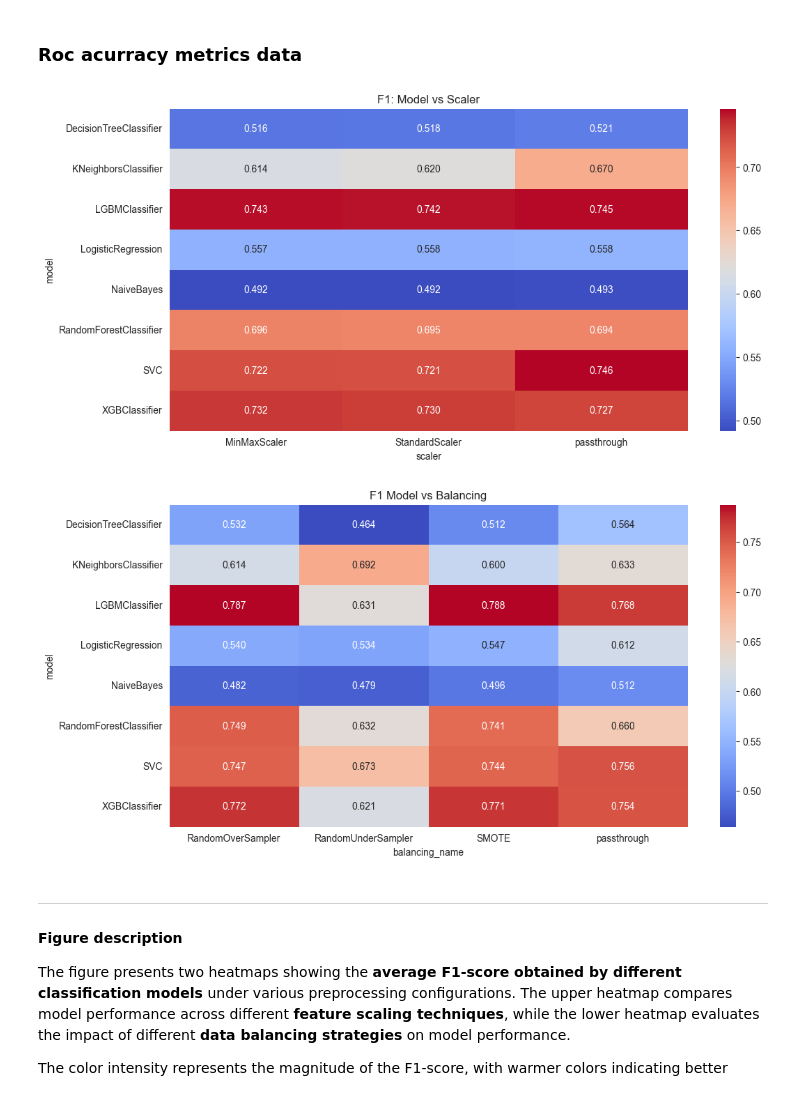
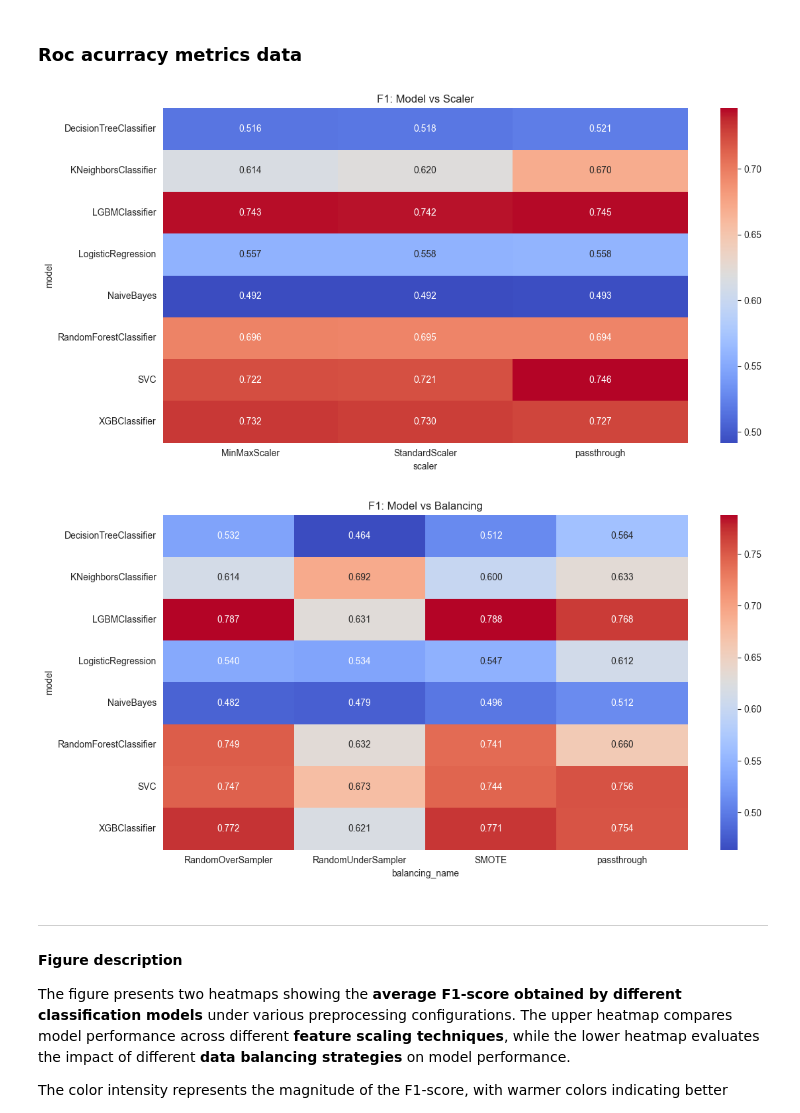
Before and after one commit to Trzopa/Benchmark-modeli-klasyfikacyjnych-na-danych-syntetycznych, a Jupyter notebook: report/report.ipynb, the cells around one changed output. Drawn from its saved outputs; the diff is of its cells as text; code cells hidden in the pictures.

```diff
--- a/report/report.ipynb
+++ b/report/report.ipynb
@@ -46,33 +46,32 @@ F1-score (scoring='f1') balances precision and recall, penalizing:
 ## Metrics analysis
 # %% [markdown]
 ### Roc acurracy metrics data
+# %%
+def plot_heatmap(df, value, index, columns, title, figsize=(12, 6)):
+    pivot = df.pivot_table(
+        values=value,
+        index=index,
+        columns=columns,
+        aggfunc='mean'
+    )
+
+    plt.figure(figsize=figsize)
+    sns.heatmap(pivot, annot=True, cmap='coolwarm', fmt='.3f')
+    plt.title(title)
+    plt.tight_layout()
+    plt.show()
+
+
+def plot_metric_heatmaps(df, scores):
+    for score in scores:
+        plot_heatmap(df, score, 'model', 'scaler', f"{score} vs Model and Scaler")
+        plot_heatmap(df, score, 'model', 'balancing_name', f"{score} vs Model and Balancing")
 # %%
-# Pivot do heatmap
-pivot_f1_sceler = metrics_data.pivot_table(
-    values='f1',
-    index='model',
-    columns='scaler',
-    aggfunc='mean'
-)
-pivot_f1_balancing_name = metrics_data.pivot_table(
-    values='f1',
-    index='model',
-    columns='balancing_name',
-    aggfunc='mean'
-)
-
-plt.figure(figsize=(12, 6))
-sns.heatmap(pivot_f1_sceler, annot=True, cmap='coolwarm', fmt='.3f')
-plt.title("F1: Model vs Scaler")
-plt.show()
-
-plt.figure(figsize=(12, 6))
-sns.heatmap(pivot_f1_balancing_name, annot=True, cmap='coolwarm', fmt='.3f')
-plt.title("F1 Model vs Balancing")
-plt.show()
+plot_heatmap(metrics_data, 'f1', 'model', 'scaler', "F1: Model vs Scaler")
+plot_heatmap(metrics_data, 'f1', 'model', 'balancing_name', "F1: Model vs Balancing")
 # %% [output]
-[figure, old version]
+[figure, new version]
-[figure, old version]
+[figure, new version]
 # %% [markdown]
 ---
 
```
Also changed, not shown: parts of 4 cells of this notebook, 1 other file.
